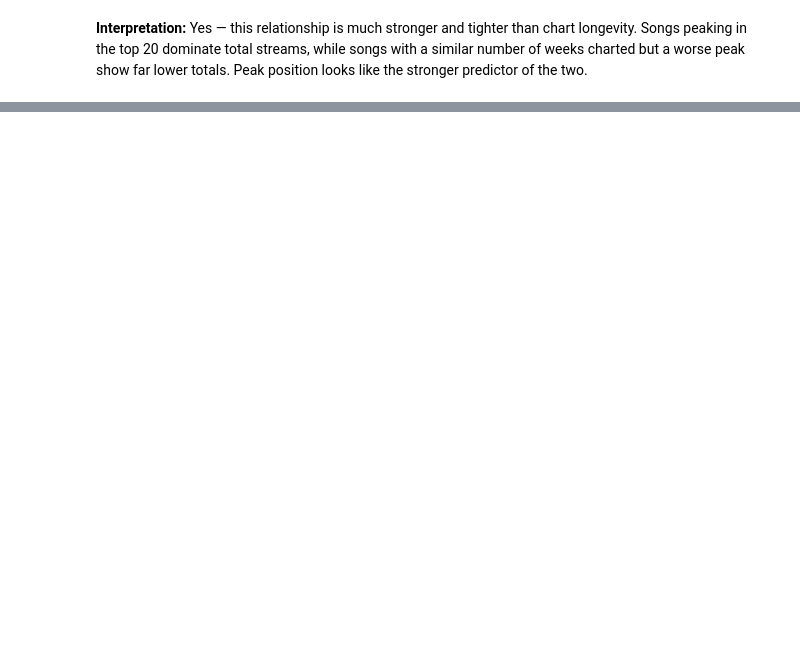
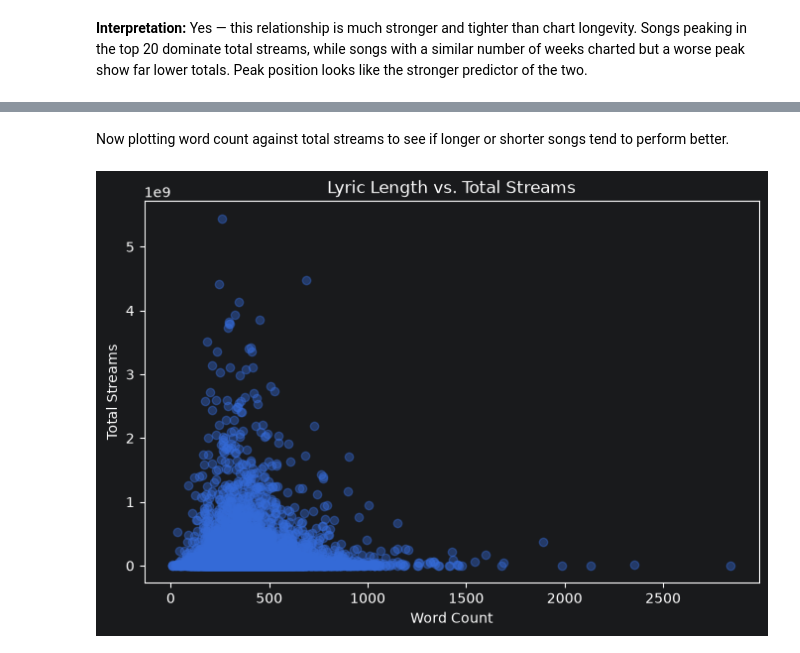
Before and after one commit to jabiyeva/spotify-lyrics-sentiment-chart-success, a Jupyter notebook: spotify-lyrics-sentiment-chart-success.ipynb, the cells around one changed output, grey strips where cells are left out. Drawn from its saved outputs; the diff is of its cells as text; code cells hidden in the pictures; blank space fills up the shorter version.

Commit message:
Add word count analysis, clean outlier, document Part 3 findings

```diff
--- a/spotify-lyrics-sentiment-chart-success.ipynb
+++ b/spotify-lyrics-sentiment-chart-success.ipynb
@@ -88,0 +93,2 @@ plt.show()
+# %%
+df_lyrics["word_count"] = df_lyrics["lyrics"].apply(lambda x: len(str(x).split()))
@@ -88,0 +123,2 @@ plt.show()
+# %%
+df_lyrics = df_lyrics[df_lyrics["word_count"] < 3000]
@@ -88,0 +145,12 @@ plt.show()
+# %% [markdown]
+Now plotting word count against total streams to see if longer or shorter songs tend to perform better.
+# %%
+plt.figure(figsize=(8,5))
+plt.scatter(df_lyrics["word_count"], df_lyrics["total"], alpha=0.4)
+plt.xlabel("Word Count")
+plt.ylabel("Total Streams")
+plt.title("Lyric Length vs. Total Streams")
+plt.savefig("./images/word_count_vs_streams.png", dpi=150, bbox_inches="tight")
+plt.show()
+# %% [output]
+[figure, added]
```
Also changed, not shown: parts of 9 cells of this notebook, 3 other files.
